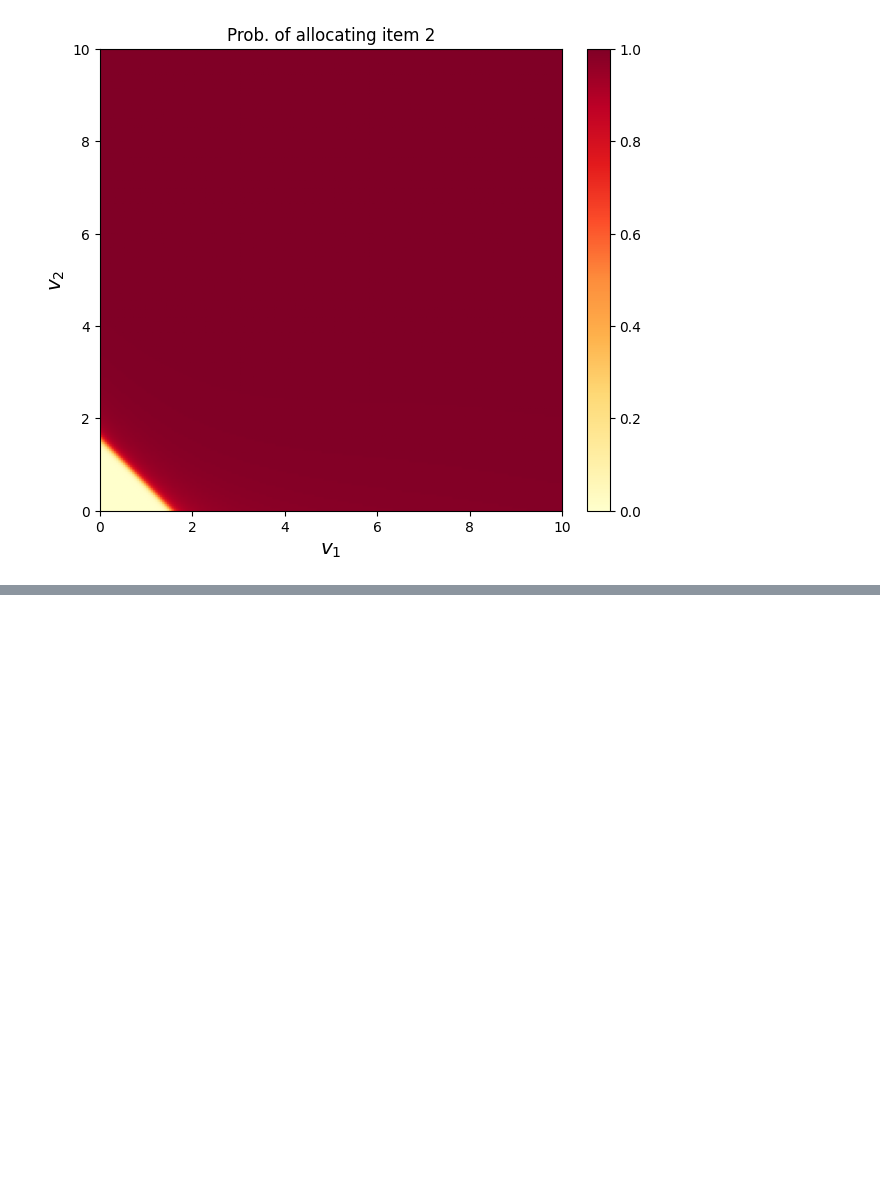
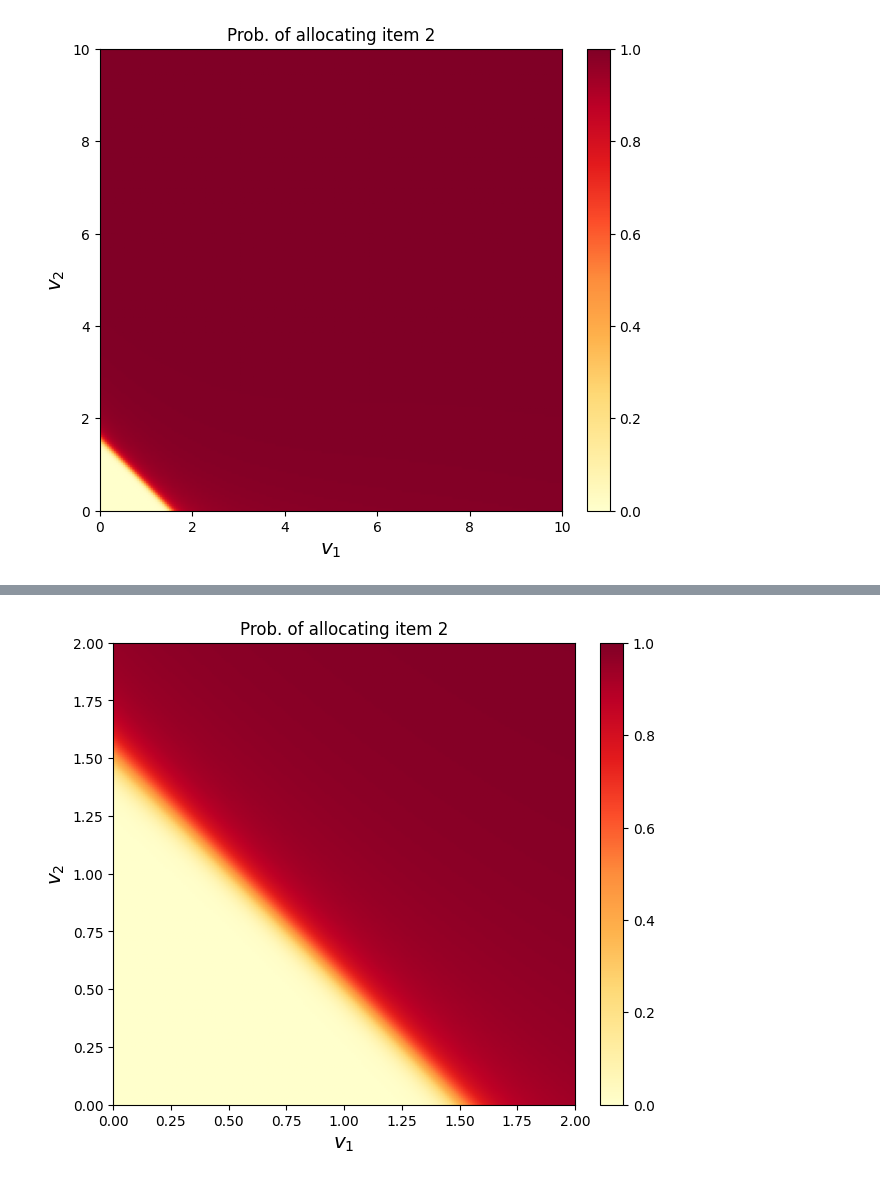
Before and after one commit to KoshiHarashima/Project_A, a Jupyter notebook: regretNet/visualize_additive_1x2_gamma_11.ipynb, the cells around one changed output, grey strips where cells are left out. Saved outputs shown, nothing was run; the diff lists cells and outputs as text; code cells hidden in the pictures; blank space fills up the shorter version.

```diff
--- a/regretNet/visualize_additive_1x2_gamma_11.ipynb
+++ b/regretNet/visualize_additive_1x2_gamma_11.ipynb
@@ -97,0 +164,16 @@ if save_plot:
+# %%
+plt.rcParams.update({'font.size': 10, 'axes.labelsize': 'x-large'})
+fig, ax = plt.subplots(ncols = 1, nrows = 1, figsize = (8,6))
+
+img = ax.imshow(alloc[::-1, :, 1], extent=[0,2,0,2], vmin = 0.0, vmax=1.0, cmap = 'YlOrRd')
+
+ax.set_xlabel(r'$v_1$')
+ax.set_ylabel(r'$v_2$')
+plt.title('Prob. of allocating item 2')
+_ = plt.colorbar(img, fraction=0.046, pad=0.04)
+
+if save_plot:
+    fig.set_size_inches(4, 3)
+    plt.savefig(os.path.join(cfg.dir_name, 'alloc2.pdf'), bbox_inches = 'tight', pad_inches = 0.05)
+# %% [output]
+[figure, added]
```
Also changed, not shown: parts of 5 cells of this notebook, 20 other files.
